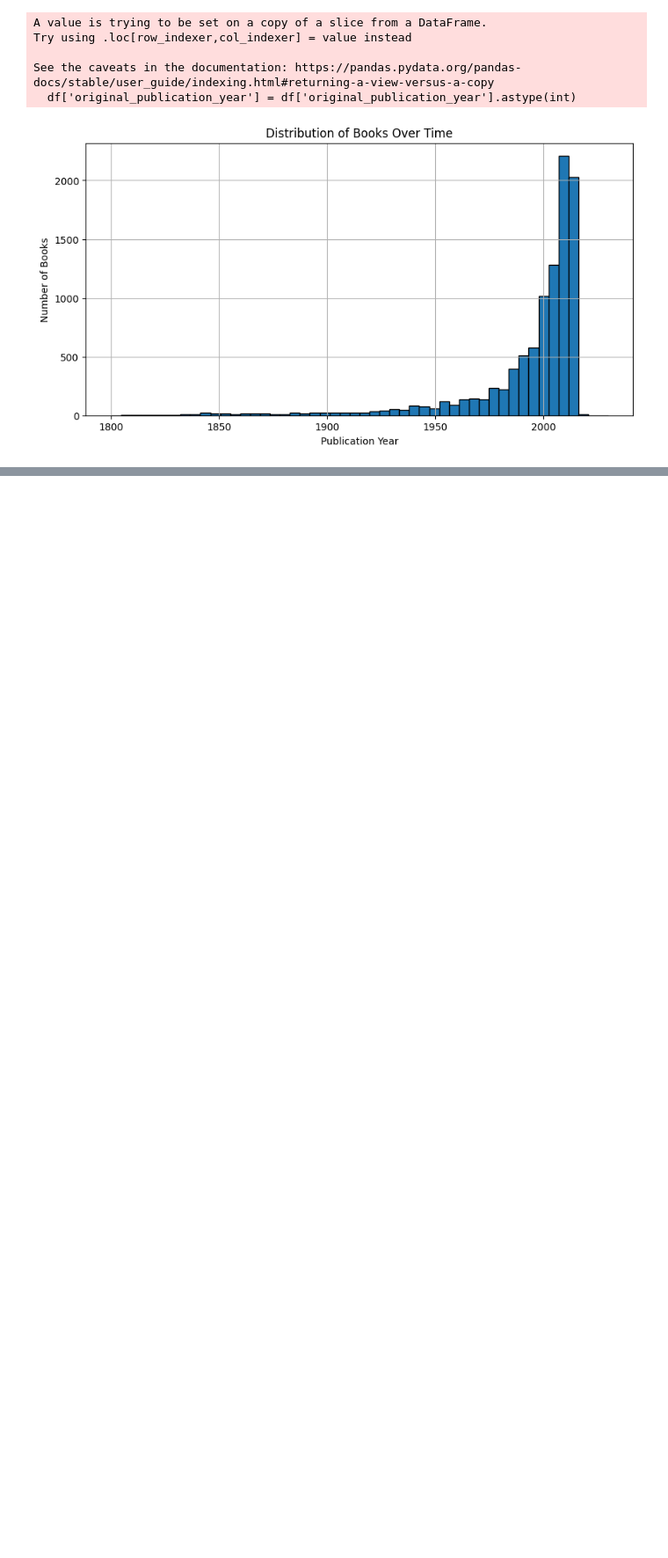
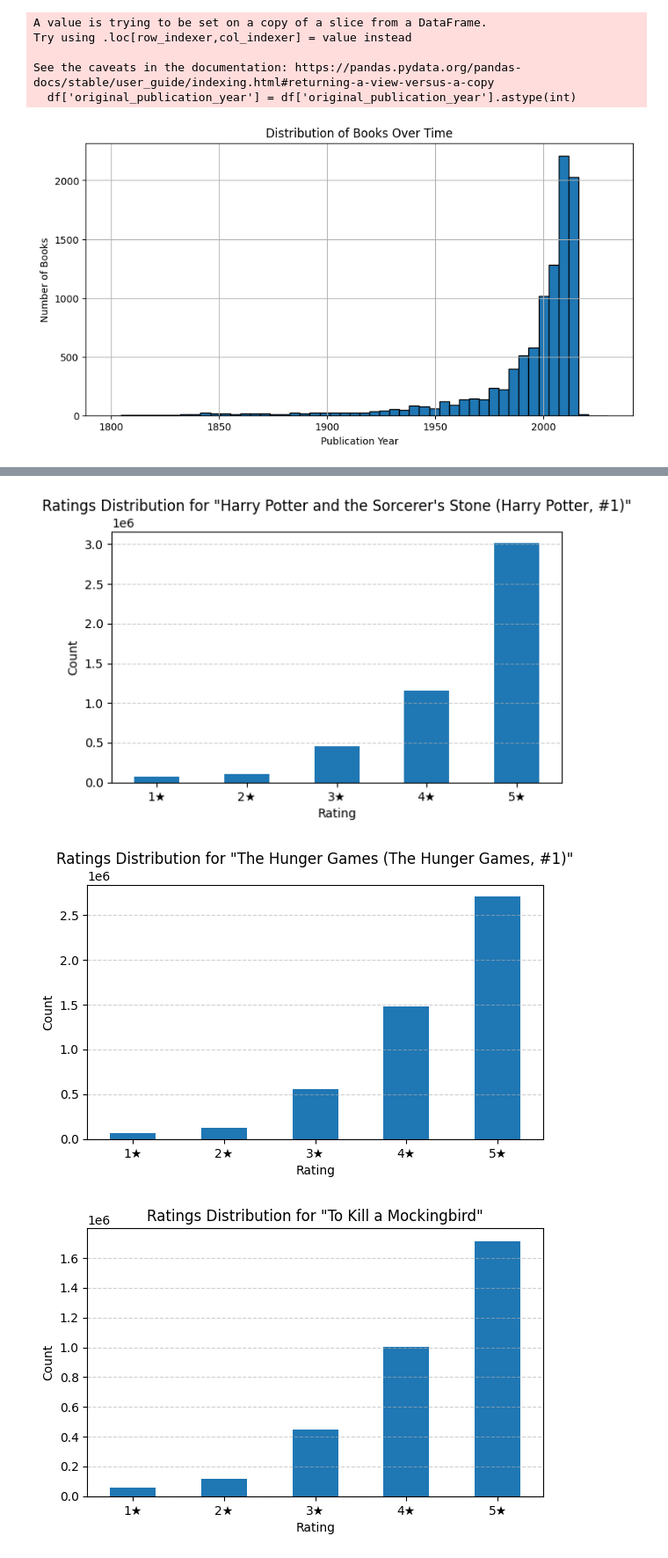
Before and after one commit to AFSpacePro/Goodreads-EDA, a Jupyter notebook: mili_EDA.ipynb, the cells around one changed output, grey strips where cells are left out. Shown: that part at 88% size. Drawn from its saved outputs; the diff is of its cells as text; code cells hidden in the pictures; blank space fills up the shorter version.

```diff
--- a/mili_EDA.ipynb
+++ b/mili_EDA.ipynb
@@ -207,0 +213,23 @@ See the caveats in the documentation: https://pandas.pydata.org/pandas-docs/stab
+# %%
+# - check for multimodal reviews for polarizing books
+
+top_5_polarizing_books = polarizing_books.head()
+
+
+
+# Plot a histogram for each book
+for i, row in top_5_polarizing_books.iterrows():
+    ratings = row[['ratings_1', 'ratings_2', 'ratings_3', 'ratings_4', 'ratings_5']]
+    plt.figure(figsize=(6, 4))
+    ratings.plot(kind='bar')
+    plt.title(f'Ratings Distribution for "{row["title"]}"')
+    plt.xlabel('Rating')
+    plt.ylabel('Count')
+    plt.xticks(ticks=range(5), labels=['1★', '2★', '3★', '4★', '5★'], rotation=0)
+    plt.grid(axis='y', linestyle='--', alpha=0.6)
+    plt.tight_layout()
+    plt.show()
+# %% [output]
+[figure, added]
+[figure, added]
+[figure, added]
```
Also changed, not shown: parts of 3 cells of this notebook.
